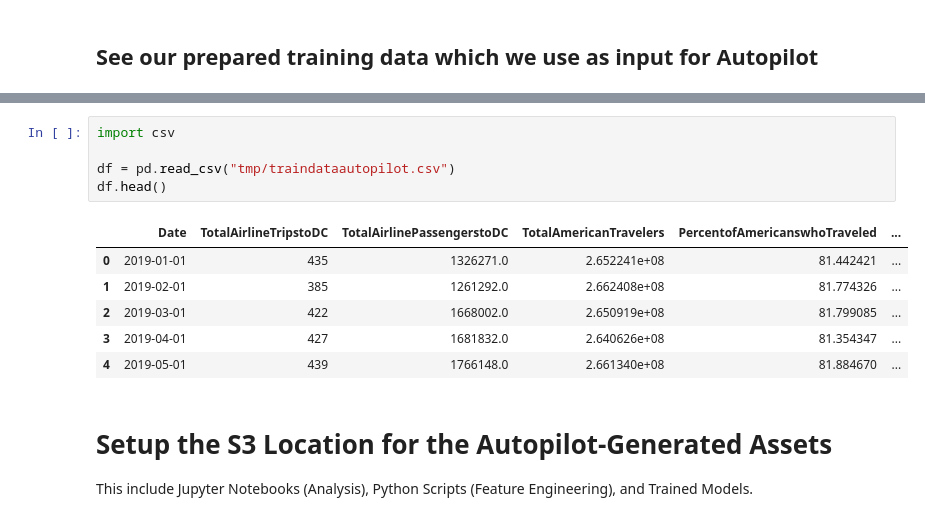
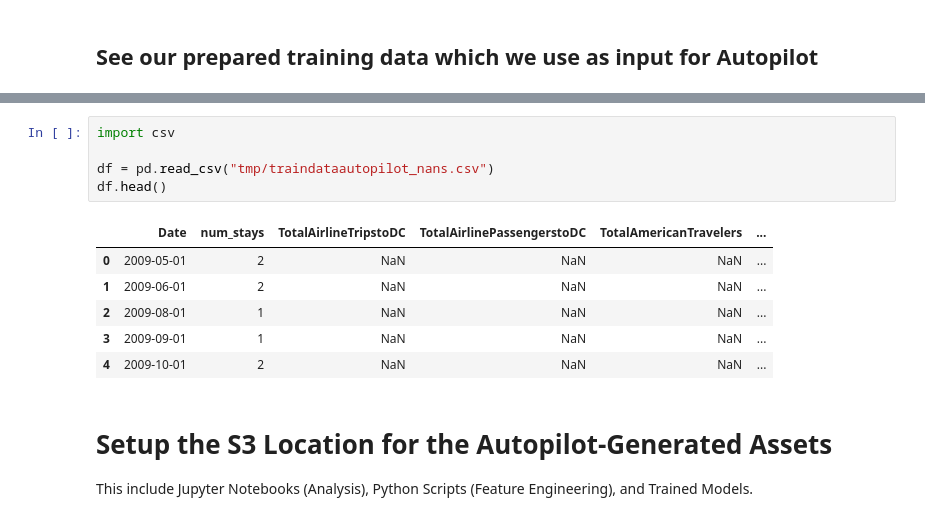
Before and after one commit to hdavis-sandiego/ADS508-Final, a Jupyter notebook: notebooks/03_data_train/halle_autopilot.ipynb, the cells around one changed output, grey strips where cells are left out. Saved outputs shown, nothing was run; the diff lists cells and outputs as text.

```diff
--- a/notebooks/03_data_train/halle_autopilot.ipynb
+++ b/notebooks/03_data_train/halle_autopilot.ipynb
@@ -56,15 +56,15 @@ download: s3://sagemaker-us-east-1-478947633708/data/traindataautopilot.csv to t
 # %%
 import csv
 
-df = pd.read_csv("tmp/traindataautopilot.csv")
+df = pd.read_csv("tmp/traindataautopilot_nans.csv")
 df.head()
 # %% [output]
-|  | Date | TotalAirlineTripstoDC | TotalAirlinePassengerstoDC | TotalAmericanTravelers | PercentofAmericanswhoTraveled | ... |
-| 0 | 2019-01-01 | 435 | 1326271.0 | 2.652241e+08 | 81.442421 | ... |
-| 1 | 2019-02-01 | 385 | 1261292.0 | 2.662408e+08 | 81.774326 | ... |
-| 2 | 2019-03-01 | 422 | 1668002.0 | 2.650919e+08 | 81.799085 | ... |
-| 3 | 2019-04-01 | 427 | 1681832.0 | 2.640626e+08 | 81.354347 | ... |
-| 4 | 2019-05-01 | 439 | 1766148.0 | 2.661340e+08 | 81.884670 | ... |
+|  | Date | num_stays | TotalAirlineTripstoDC | TotalAirlinePassengerstoDC | TotalAmericanTravelers | ... |
+| 0 | 2009-05-01 | 2 | NaN | NaN | NaN | ... |
+| 1 | 2009-06-01 | 2 | NaN | NaN | NaN | ... |
+| 2 | 2009-08-01 | 1 | NaN | NaN | NaN | ... |
+| 3 | 2009-09-01 | 1 | NaN | NaN | NaN | ... |
+| 4 | 2009-10-01 | 2 | NaN | NaN | NaN | ... |
 # %% [markdown]
 # Setup the S3 Location for the Autopilot-Generated Assets
 This include Jupyter Notebooks (Analysis), Python Scripts (Feature Engineering), and Trained Models.
```
Also changed, not shown: parts of 7 cells of this notebook, 6 other files.
